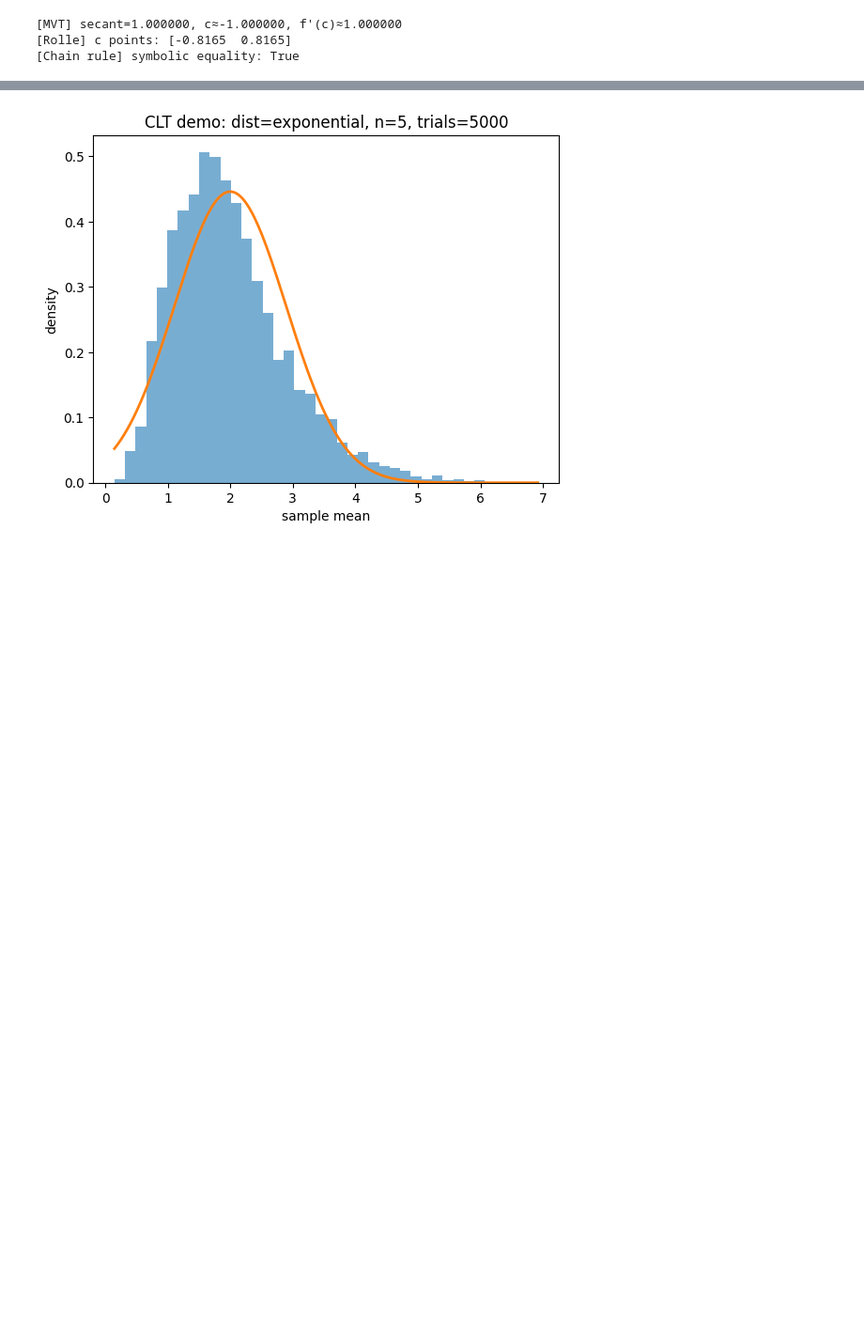
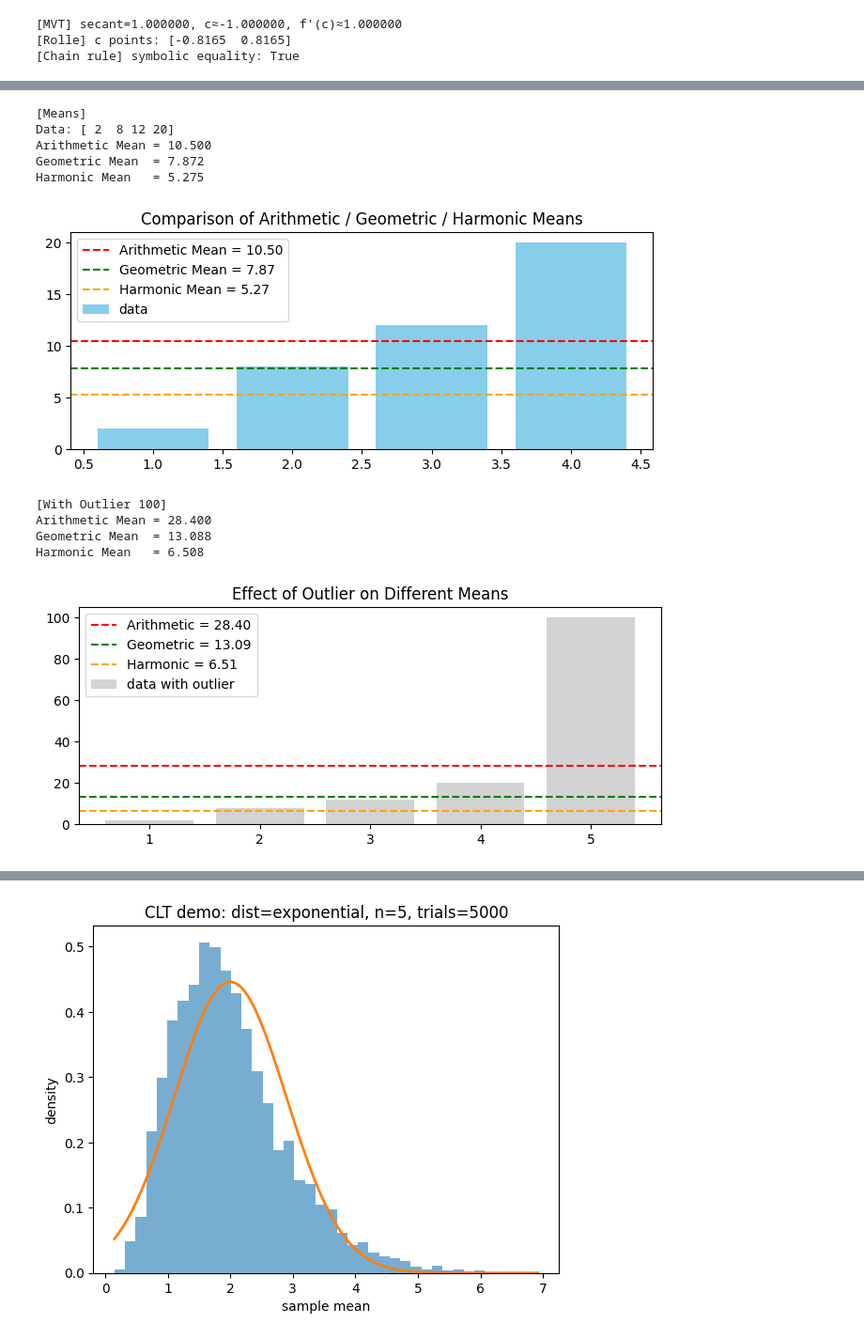
Before and after one commit to Youngpyoryu/Lecture_Note, a Jupyter notebook: 빅데이터를 위한 수학/빅데이터수학_2025.ipynb, the cells around one changed output, grey strips where cells are left out. Shown at 94% size. Saved outputs shown, nothing was run; the diff lists cells and outputs as text; code cells hidden in the pictures; blank space fills up the shorter version.

```diff
--- a/빅데이터를 위한 수학/빅데이터수학(수정중).ipynb
+++ b/빅데이터를 위한 수학/빅데이터수학_2025.ipynb
@@ -837,0 +1359,60 @@ print("[Chain rule] symbolic equality:", sp.simplify(lhs - rhs) == 0)
+# %%
+import numpy as np
+import matplotlib.pyplot as plt
+
+
+data = np.array([2, 8, 12, 20])
+n = len(data)
+
+
+A = np.mean(data)
+G = np.prod(data)**(1/n)
+H = n / np.sum(1/data)
+
+print("[Means]")
+print(f"Data: {data}")
+print(f"Arithmetic Mean = {A:.3f}")
+print(f"Geometric Mean  = {G:.3f}")
+print(f"Harmonic Mean   = {H:.3f}")
+
+
+plt.figure(figsize=(8,3))
+plt.bar(range(1, n+1), data, color='skyblue', label='data')
+plt.axhline(A, color='r', linestyle='--', label=f'Arithmetic Mean = {A:.2f}')
+plt.axhline(G, color='g', linestyle='--', label=f'Geometric Mean = {G:.2f}')
+plt.axhline(H, color='orange', linestyle='--', label=f'Harmonic Mean = {H:.2f}')
+plt.title("Comparison of Arithmetic / Geometric / Harmonic Means")
+plt.legend()
+plt.show()
+
+# 극단값(outlier)영향 비교
+outlier_data = np.append(data, 100)
+A2 = np.mean(outlier_data)
+G2 = np.prod(outlier_data)**(1/len(outlier_data))
+H2 = len(outlier_data) / np.sum(1/outlier_data)
+
+print("\n[With Outlier 100]")
+print(f"Arithmetic Mean = {A2:.3f}")
+print(f"Geometric Mean  = {G2:.3f}")
+print(f"Harmonic Mean   = {H2:.3f}")
+
+plt.figure(figsize=(8,3))
+plt.bar(range(1, len(outlier_data)+1), outlier_data, color='lightgray', label='data with outlier')
+plt.axhline(A2, color='r', linestyle='--', label=f'Arithmetic = {A2:.2f}')
+plt.axhline(G2, color='g', linestyle='--', label=f'Geometric = {G2:.2f}')
+plt.axhline(H2, color='orange', linestyle='--', label=f'Harmonic = {H2:.2f}')
+plt.title("Effect of Outlier on Different Means")
+plt.legend()
+plt.show()
+# %% [output]
+[Means]
+Data: [ 2  8 12 20]
+Arithmetic Mean = 10.500
+Geometric Mean  = 7.872
+Harmonic Mean   = 5.275
+[figure, added]
+[With Outlier 100]
+Arithmetic Mean = 28.400
+Geometric Mean  = 13.088
+Harmonic Mean   = 6.508
+[figure, added]
```
Also changed, not shown: parts of 20 cells of this notebook.
